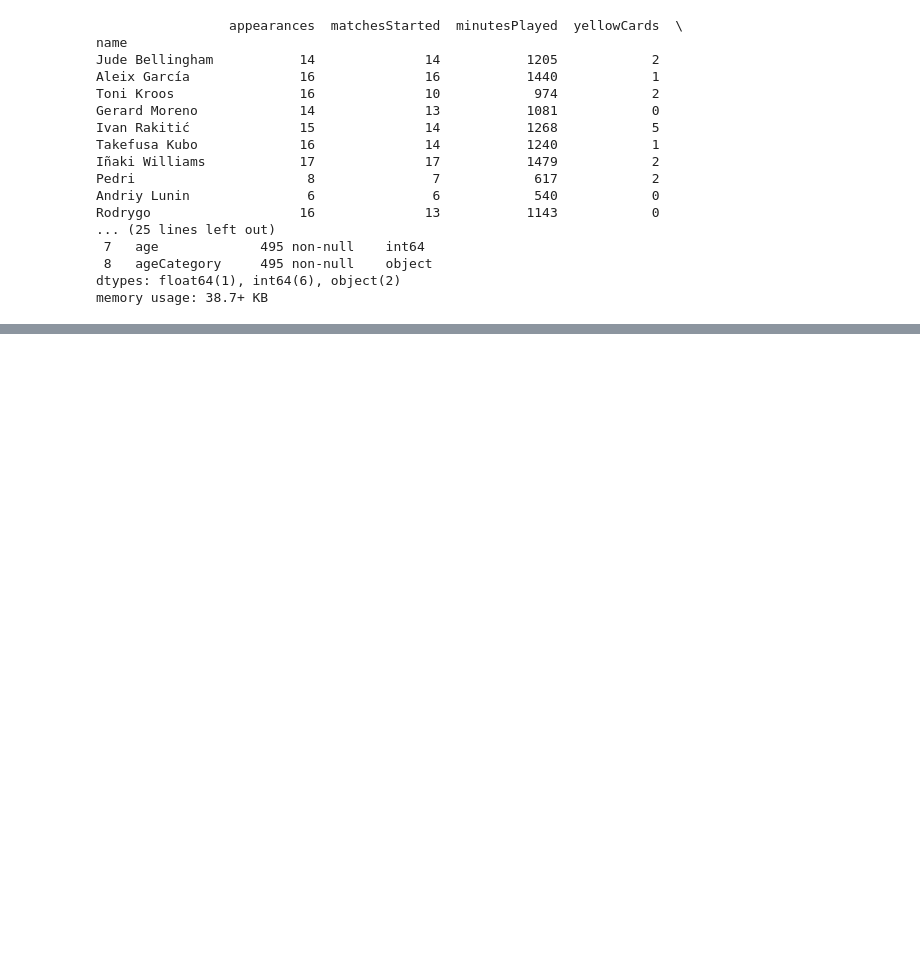
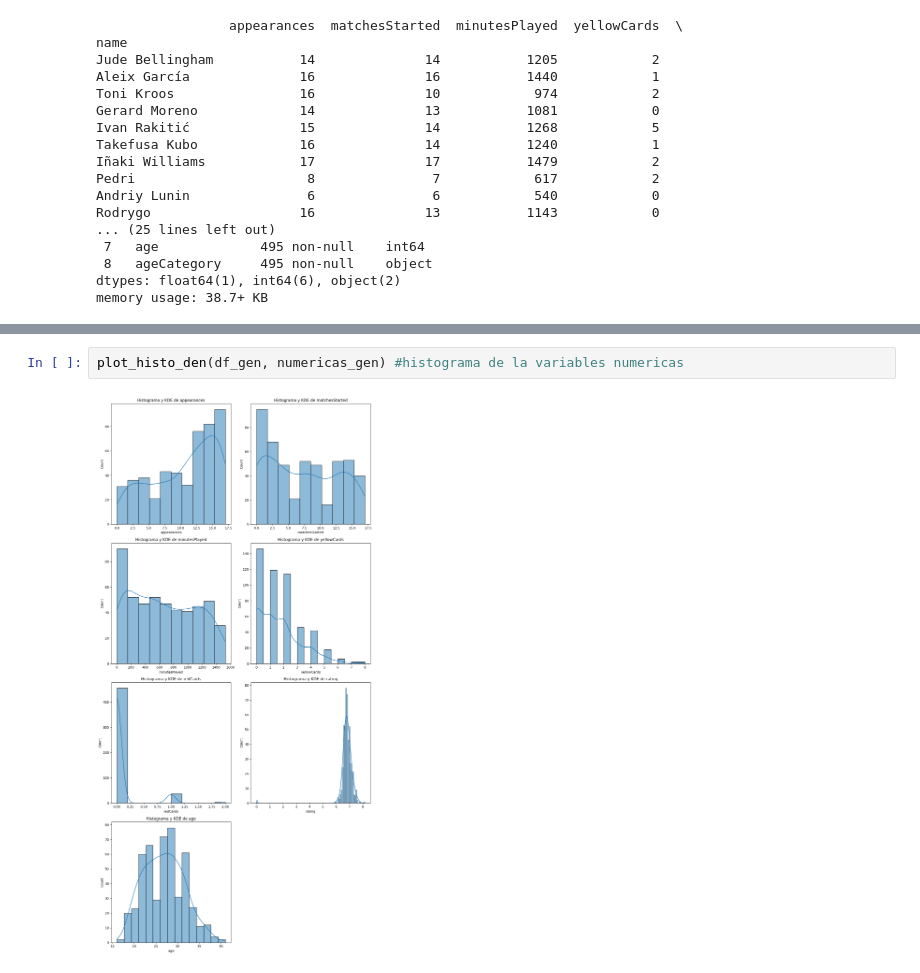
Before and after one commit to prromera/EDA_repo, a Jupyter notebook: EDA/1-Definicion_EDA.ipynb, the cells around one changed output, grey strips where cells are left out. Cells and saved outputs as stored; diff of their text form; blank space fills up the shorter version.

```diff
--- a/EDA/1-Definicion_EDA.ipynb
+++ b/EDA/1-Definicion_EDA.ipynb
@@ -159,0 +331,4 @@ memory usage: 38.7+ KB
+# %%
+plot_histo_den(df_gen, numericas_gen) #histograma de la variables numericas
+# %% [output]
+[figure, added]
```
Also changed, not shown: parts of 93 cells of this notebook, 2 other files.
